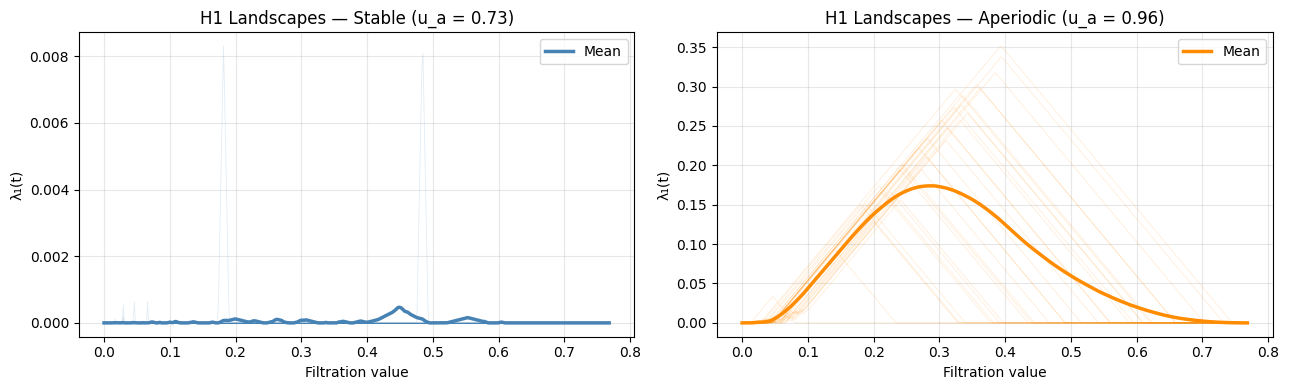
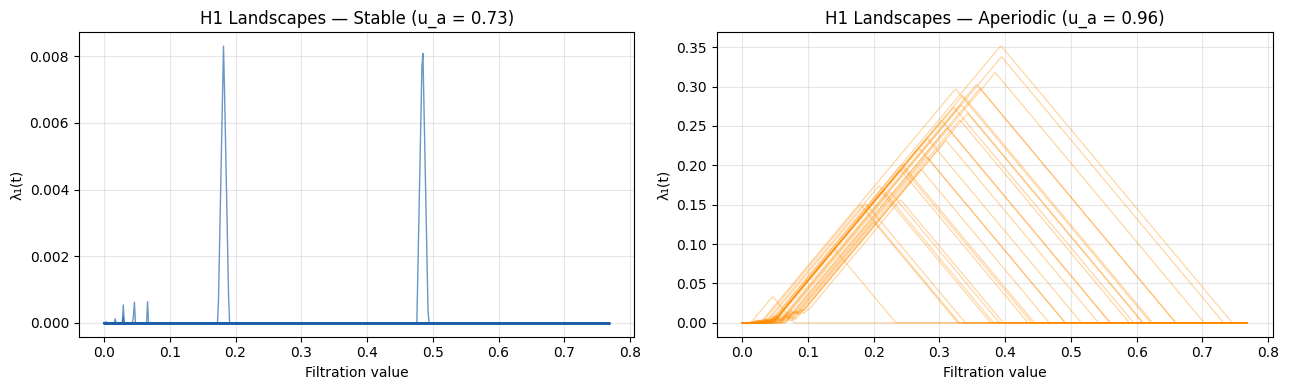
Unified diff of the notebook cell whose output changed from the first chart to the second:
--- before
+++ after
@@ -1,4 +1,4 @@
 # ===========================================================================
-# 12. Individual landscapes + mean overlay (sample of 30 per group)
+# 12. Individual landscapes (sample of 30 per group)
 # ===========================================================================
 
@@ -6,9 +6,6 @@
 
 for i in range(min(30, N_SIM)):
-    axes[0].plot(tseq, stable_landscapes[i],    color='steelblue',  alpha=0.15, linewidth=0.6)
-    axes[1].plot(tseq, aperiodic_landscapes[i], color='darkorange', alpha=0.15, linewidth=0.6)
-
-axes[0].plot(tseq, mean_stable,    color='steelblue',  linewidth=2.5, label='Mean')
-axes[1].plot(tseq, mean_aperiodic, color='darkorange', linewidth=2.5, label='Mean')
+    axes[0].plot(tseq, stable_landscapes[i],    color='#1a5fa8',    alpha=0.65, linewidth=1.0)
+    axes[1].plot(tseq, aperiodic_landscapes[i], color='darkorange', alpha=0.35, linewidth=0.9)
 
 for ax, title in zip(axes, ["Stable (u_a = 0.73)", "Aperiodic (u_a = 0.96)"]):
@@ -16,5 +13,4 @@
     ax.set_xlabel("Filtration value")
     ax.set_ylabel("λ₁(t)")
-    ax.legend(fontsize=10)
     ax.grid(True, alpha=0.3)
 

Commit: Remove mean overlay and darken individual landscape lines in Part B plot